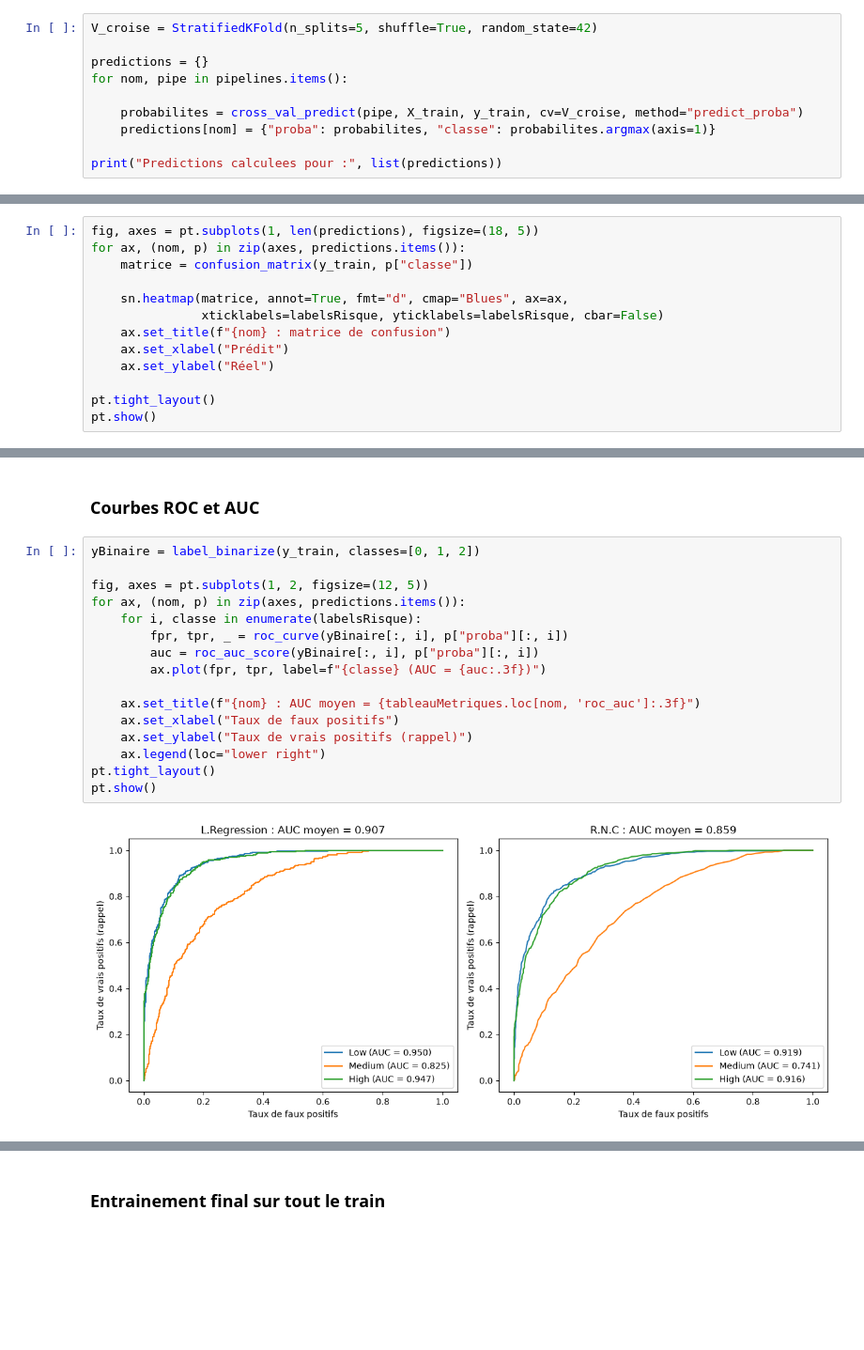
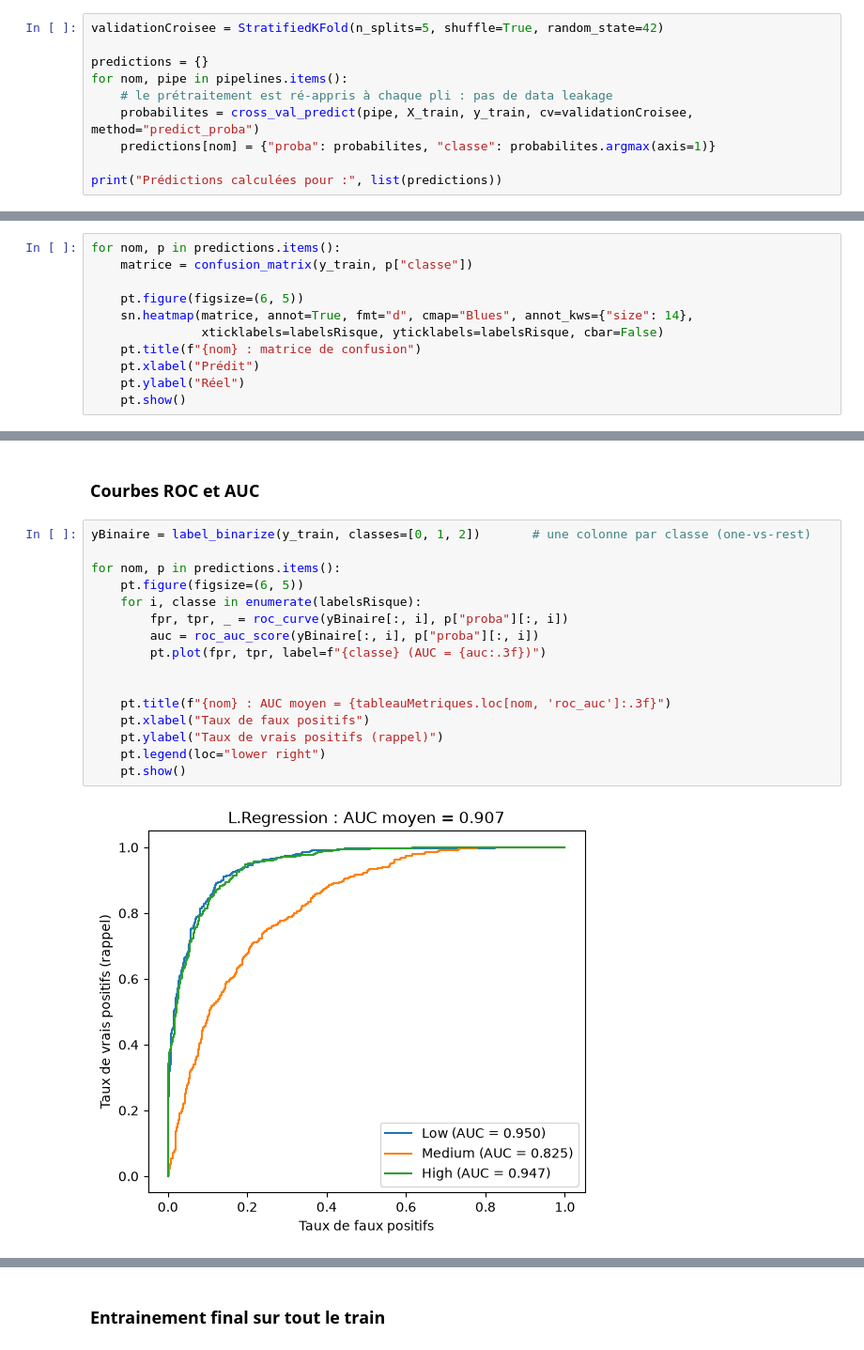
Before and after one commit to Oumohgh/Projet_Croisee, a Jupyter notebook: notebook/preprocessing.ipynb, the cells around one changed output, grey strips where cells are left out. Shown at 94% size. Drawn from its saved outputs; the diff is of its cells as text; blank space fills up the shorter version.

```diff
--- a/notebook/preprocessing.ipynb
+++ b/notebook/preprocessing.ipynb
@@ -289,13 +292,13 @@ pipelines = {
 # %% [markdown]
 ### validation croisee (5 )
 # %%
-V_croise = StratifiedKFold(n_splits=5, shuffle=True, random_state=42)
+validationCroisee = StratifiedKFold(n_splits=5, shuffle=True, random_state=42)
 
 predictions = {}
 for nom, pipe in pipelines.items():
-
-    probabilites = cross_val_predict(pipe, X_train, y_train, cv=V_croise, method="predict_proba")
+    # le prétraitement est ré-appris à chaque pli : pas de data leakage
+    probabilites = cross_val_predict(pipe, X_train, y_train, cv=validationCroisee, method="predict_proba")
     predictions[nom] = {"proba": probabilites, "classe": probabilites.argmax(axis=1)}
 
-print("Predictions calculees pour :", list(predictions))
+print("Prédictions calculées pour :", list(predictions))
 # %% [output]
@@ -350,14 +355,12 @@ weighted avg      0.686     0.688     0.687      1600
 # %%
-fig, axes = pt.subplots(1, len(predictions), figsize=(18, 5))
-for ax, (nom, p) in zip(axes, predictions.items()):
+for nom, p in predictions.items():
     matrice = confusion_matrix(y_train, p["classe"])
 
-    sn.heatmap(matrice, annot=True, fmt="d", cmap="Blues", ax=ax,
+    pt.figure(figsize=(6, 5))
+    sn.heatmap(matrice, annot=True, fmt="d", cmap="Blues", annot_kws={"size": 14},
                xticklabels=labelsRisque, yticklabels=labelsRisque, cbar=False)
-    ax.set_title(f"{nom} : matrice de confusion")
-    ax.set_xlabel("Prédit")
-    ax.set_ylabel("Réel")
-
-pt.tight_layout()
-pt.show()
+    pt.title(f"{nom} : matrice de confusion")
+    pt.xlabel("Prédit")
+    pt.ylabel("Réel")
+    pt.show()
 # %% [output]
@@ -365,20 +370,20 @@ pt.show()
 # %% [markdown]
 ### Courbes ROC et AUC
 # %%
-yBinaire = label_binarize(y_train, classes=[0, 1, 2])
+yBinaire = label_binarize(y_train, classes=[0, 1, 2])       # une colonne par classe (one-vs-rest)
 
-fig, axes = pt.subplots(1, 2, figsize=(12, 5))
-for ax, (nom, p) in zip(axes, predictions.items()):
+for nom, p in predictions.items():
+    pt.figure(figsize=(6, 5))
     for i, classe in enumerate(labelsRisque):
         fpr, tpr, _ = roc_curve(yBinaire[:, i], p["proba"][:, i])
         auc = roc_auc_score(yBinaire[:, i], p["proba"][:, i])
-        ax.plot(fpr, tpr, label=f"{classe} (AUC = {auc:.3f})")
+        pt.plot(fpr, tpr, label=f"{classe} (AUC = {auc:.3f})")
 
-    ax.set_title(f"{nom} : AUC moyen = {tableauMetriques.loc[nom, 'roc_auc']:.3f}")
-    ax.set_xlabel("Taux de faux positifs")
-    ax.set_ylabel("Taux de vrais positifs (rappel)")
-    ax.legend(loc="lower right")
-pt.tight_layout()
-pt.show()
+
+    pt.title(f"{nom} : AUC moyen = {tableauMetriques.loc[nom, 'roc_auc']:.3f}")
+    pt.xlabel("Taux de faux positifs")
+    pt.ylabel("Taux de vrais positifs (rappel)")
+    pt.legend(loc="lower right")
+    pt.show()
 # %% [output]
-[figure, old version]
+[figure, new version]
```
Also changed, not shown: parts of 24 cells of this notebook.
